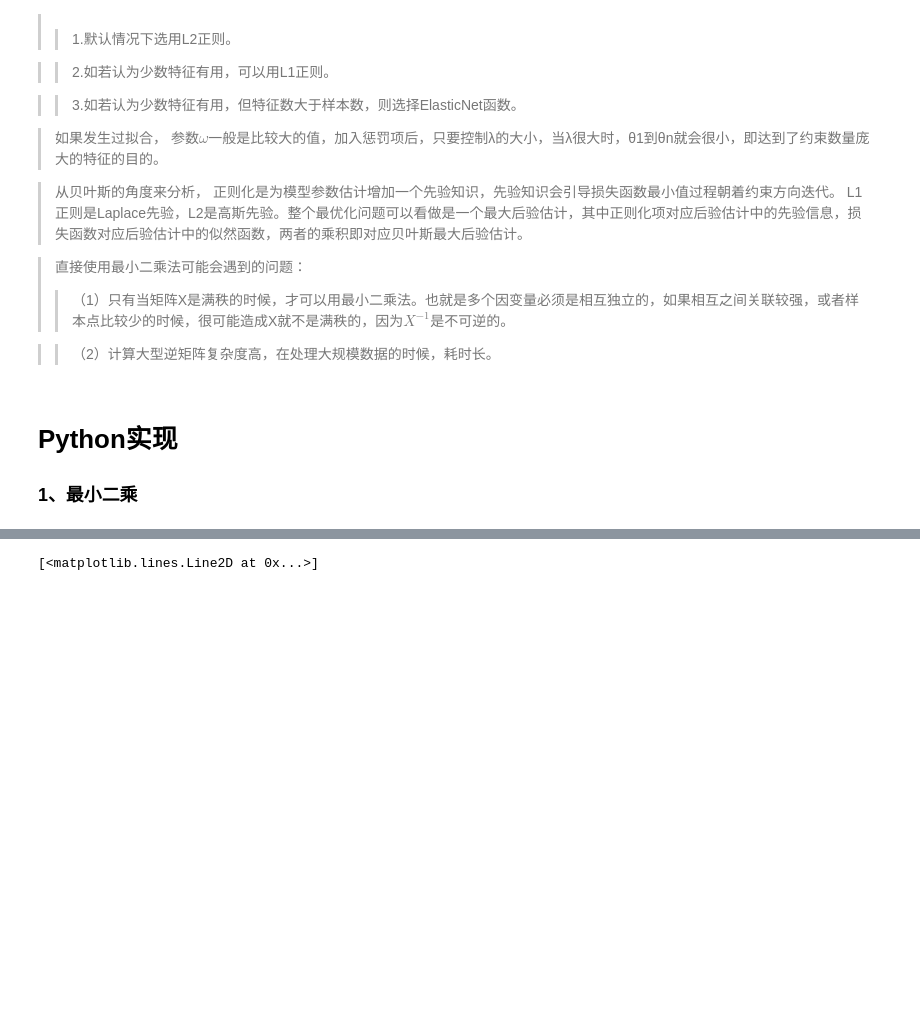
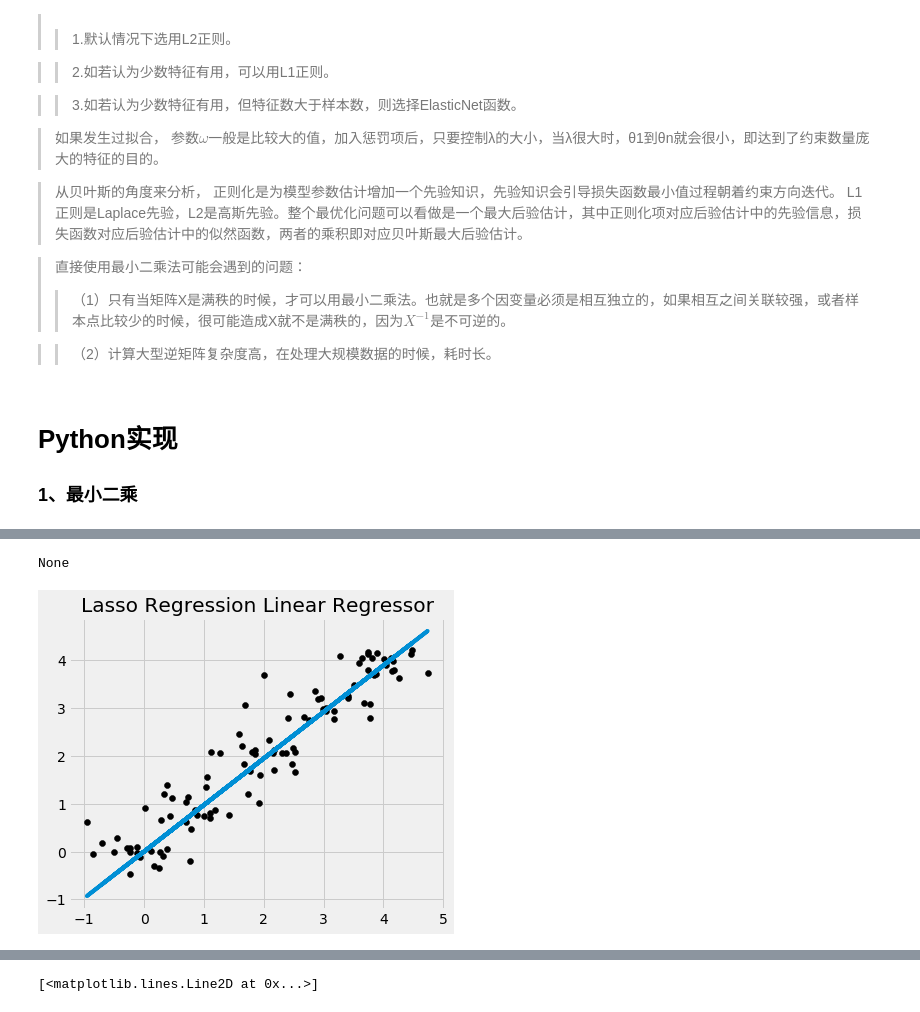
Before and after one commit to happerys/ml_algorithms, a Jupyter notebook: Regression/Linear Regression.ipynb, the cells around one changed output, grey strips where cells are left out. Drawn from its saved outputs; the diff is of its cells as text; code cells hidden in the pictures; blank space fills up the shorter version.

```diff
--- a/Regression/Linear Regression.ipynb
+++ b/Regression/Linear Regression.ipynb
@@ -185,0 +352,17 @@ $$\hat{\omega_i}:=\hat{\omega_i}-\alpha \frac{\partial E_{\hat{\omega}}}{\partia
+# %%
+np.random.seed(42)
+X = np.array(sorted(list(range(5))*20)) + np.random.normal(size=100, scale=0.5)
+y = np.array(sorted(list(range(5))*20)) + np.random.normal(size=100, scale=0.25)
+
+clf = GradientDescentUnivariateLassoRegression(alpha=0.1)
+clf.fit(X, y)
+
+import matplotlib.pyplot as plt
+plt.style.use('fivethirtyeight')
+plt.scatter(X, y, color='black')
+plt.plot(X, clf.predict(X))
+plt.gca().set_title("Lasso Regression Linear Regressor")
+plt.show()
+# %% [output]
+None
+[figure, added]
```
Also changed, not shown: parts of 14 cells of this notebook, 2 other files.
